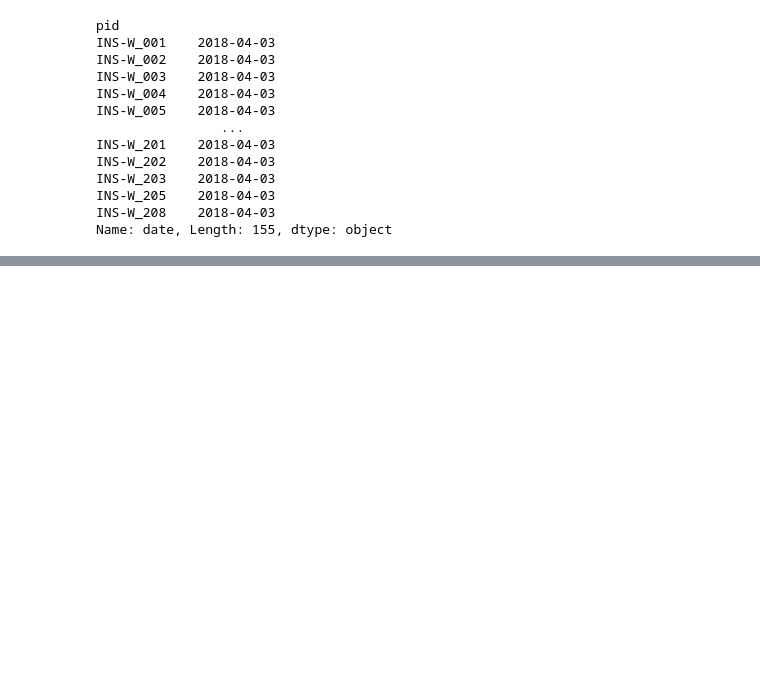
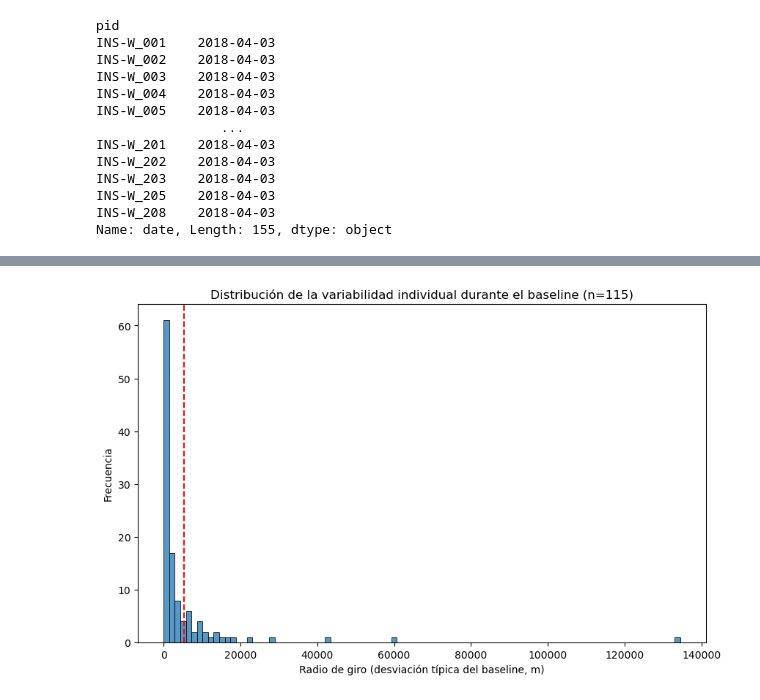
Before and after one commit to alejandrobarriel/globem, a Jupyter notebook: notebooks/globem.ipynb, the cells around one changed output, grey strips where cells are left out. Saved outputs shown, nothing was run; the diff lists cells and outputs as text; code cells hidden in the pictures; blank space fills up the shorter version.

```diff
--- a/notebooks/globem.ipynb
+++ b/notebooks/globem.ipynb
@@ -1289,0 +1519,10 @@ Name: date, Length: 155, dtype: object
+# %%
+plt.figure(figsize=(10, 6))
+sns.histplot(baseline_location, x="std")
+plt.axvline(baseline_location["std"].mean(), color="red", linestyle="--")
+plt.title("Distribución de la variabilidad individual durante el baseline (n=115)")
+plt.xlabel("Radio de giro (desviación típica del baseline, m)")
+plt.ylabel("Frecuencia")
+plt.show()
+# %% [output]
+[figure, added]
```
Also changed, not shown: parts of 117 cells of this notebook.
